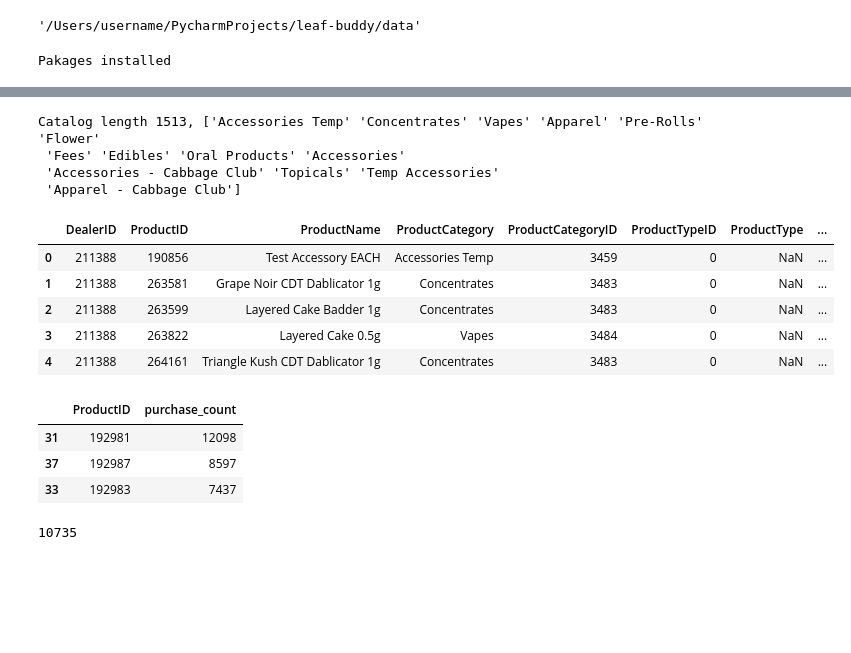
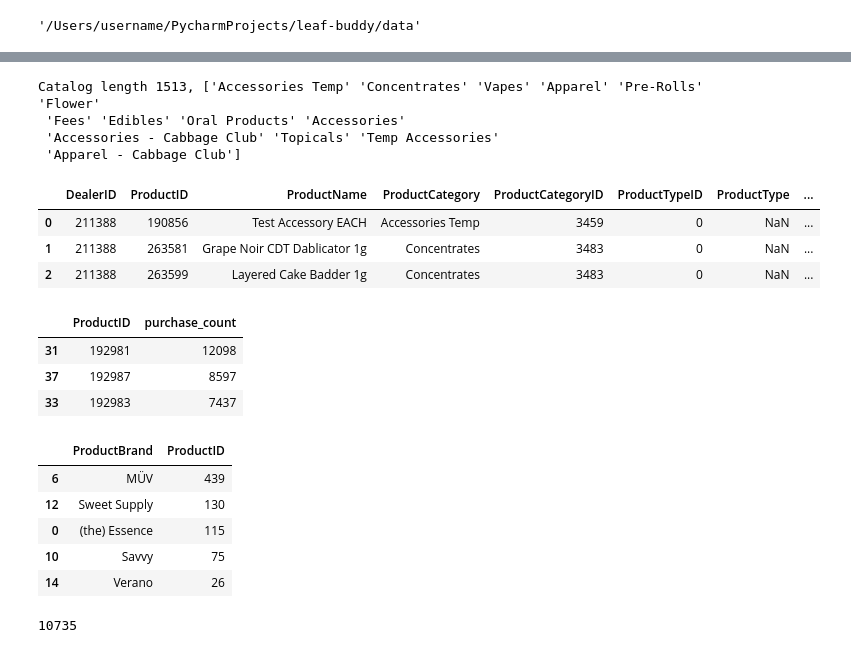
Before and after one commit to aleksandr-dzhumurat/leaf-buddy, a Jupyter notebook: jupyter_notebooks/eda.ipynb, the cells around one changed output, grey strips where cells are left out. Cells and saved outputs as stored; diff of their text form; code cells hidden in the pictures; blank space fills up the shorter version.

```diff
--- a/jupyter_notebooks/eda.ipynb
+++ b/jupyter_notebooks/eda.ipynb
@@ -12,11 +12,12 @@ os.environ['ROOT_DATA_DIR']
 # %% [output]
 '/Users/username/PycharmProjects/leaf-buddy/data'
 # %%
-from IPython.display import clear_output
+# from IPython.display import clear_output
 
-!rm gsheets.py
-!wget https://gist.githubusercontent.com/aleksandr-dzhumurat/c1b52a6284fab8e8355ef25cc3a3cc51/raw/2e0ef91fc111e7b838594dd01a309bd466dbafde/gsheets.py
-clear_output()
-print('Pakages installed')
+# !pip install google-api-python-client google-auth-httplib2 google-auth-oauthlib gspread
+# clear_output()
+
+# !rm gsheets.py
+# !wget https://gist.githubusercontent.com/aleksandr-dzhumurat/c1b52a6284fab8e8355ef25cc3a3cc51/raw/2e0ef91fc111e7b838594dd01a309bd466dbafde/gsheets.py
+# clear_output()
+# print('Pakages installed')
-# %% [output]
-Pakages installed
@@ -54,20 +52,18 @@ catalog_df.head(3)
 # %%
 sweed_catalog_df = None
 if sweed_catalog_df is None:
     sweed_catalog_df = pd.read_csv(os.path.join(os.environ['ROOT_DATA_DIR'], 'pipelines-data', 'products_dataset_ffb59da3.csv.gzip'))
 print(f"Catalog length {sweed_catalog_df.shape[0]}, {sweed_catalog_df['ProductCategory'].unique()}")
-sweed_catalog_df.head(5)
+sweed_catalog_df.head(3)
 # %% [output]
 Catalog length 1513, ['Accessories Temp' 'Concentrates' 'Vapes' 'Apparel' 'Pre-Rolls' 'Flower'
  'Fees' 'Edibles' 'Oral Products' 'Accessories'
  'Accessories - Cabbage Club' 'Topicals' 'Temp Accessories'
  'Apparel - Cabbage Club']
 |  | DealerID | ProductID | ProductName | ProductCategory | ProductCategoryID | ProductTypeID | ProductType | ... |
 | 0 | 211388 | 190856 | Test Accessory EACH | Accessories Temp | 3459 | 0 | NaN | ... |
 | 1 | 211388 | 263581 | Grape Noir CDT Dablicator 1g | Concentrates | 3483 | 0 | NaN | ... |
 | 2 | 211388 | 263599 | Layered Cake Badder 1g | Concentrates | 3483 | 0 | NaN | ... |
-| 3 | 211388 | 263822 | Layered Cake 0.5g | Vapes | 3484 | 0 | NaN | ... |
-| 4 | 211388 | 264161 | Triangle Kush CDT Dablicator 1g | Concentrates | 3483 | 0 | NaN | ... |
 # %%
 sales_df = pd.read_csv(os.path.join(os.environ['ROOT_DATA_DIR'], 'pipelines-data', 'sales_dataset_ffb59da3.csv.gzip'))
 # print(sales_df.shape[0])
@@ -87,6 +83,21 @@ product_sales_df.head(3)
 | 31 | 192981 | 12098 |
 | 37 | 192987 | 8597 |
 | 33 | 192983 | 7437 |
+# %%
+(
+    product_sales_df
+        .merge(sweed_catalog_df[['ProductID', 'ProductName', 'ProductCategory', 'ProductBrand']], on='ProductID')
+        .groupby(['ProductBrand'])['ProductID'].count()
+    .reset_index()
+    .sort_values(by='ProductID', ascending=False)
+).head()
+# %% [output]
+|  | ProductBrand | ProductID |
+| 6 | MÜV | 439 |
+| 12 | Sweet Supply | 130 |
+| 0 | (the) Essence | 115 |
+| 10 | Savvy | 75 |
+| 14 | Verano | 26 |
 # %%
 import os
 import pandas as pd
```
Also changed, not shown: parts of 23 cells of this notebook, 4 other files.
